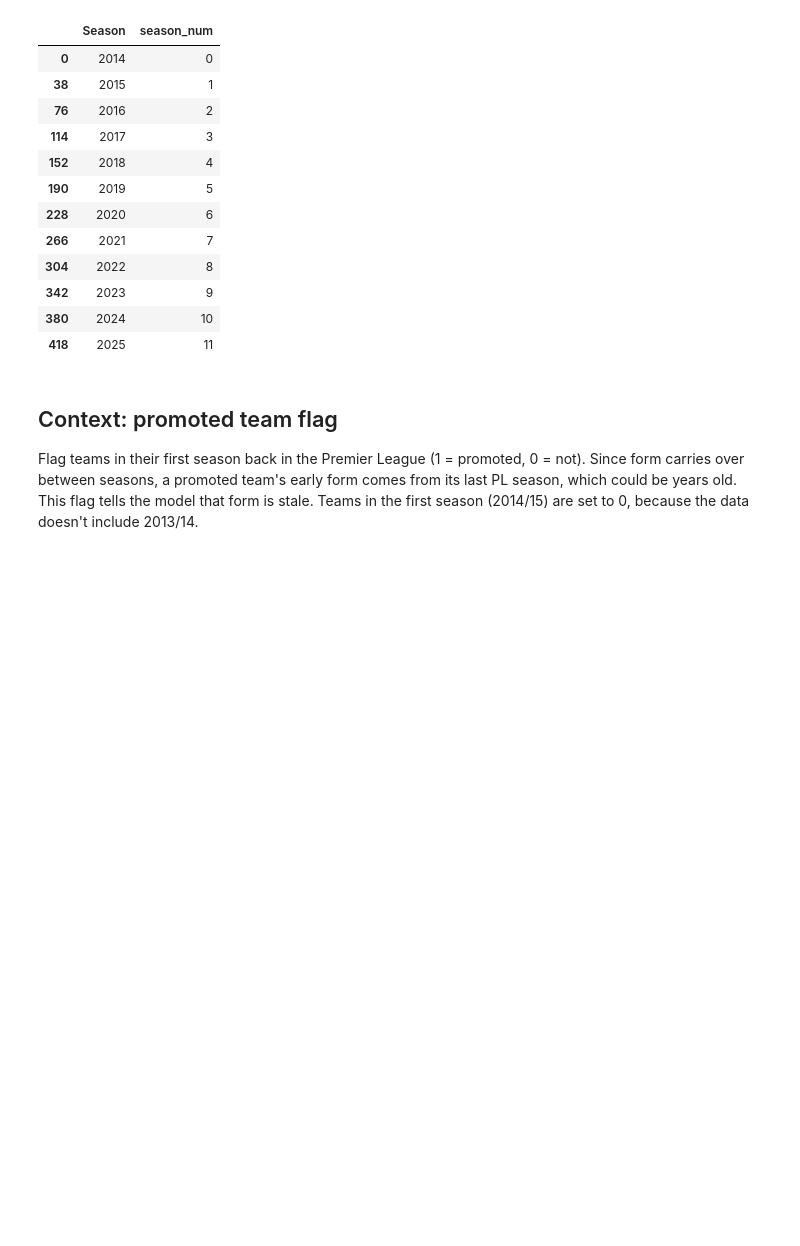
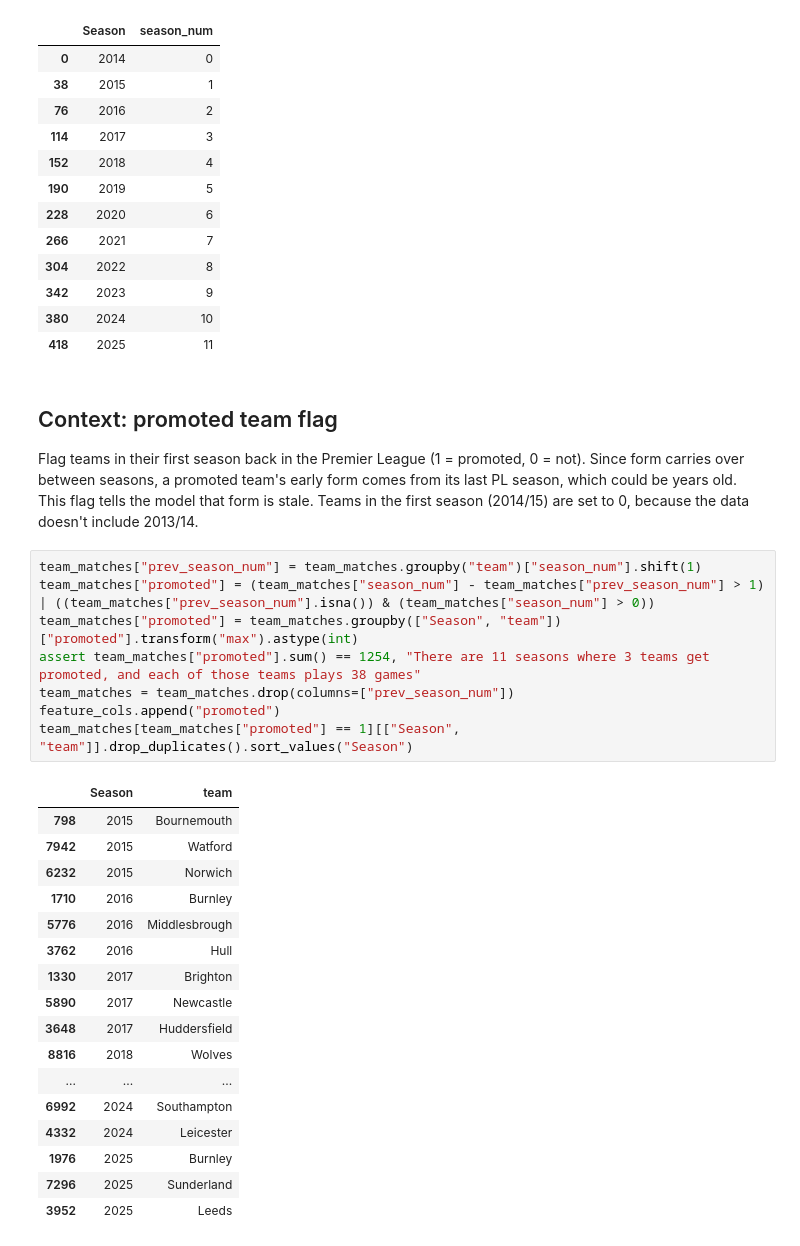
Before and after one commit to brodieflaherty/Premier-League-Soccer-Match-Predictor, a Jupyter notebook: notebooks/02_feature_engineering.ipynb, the cells around one changed output. Saved outputs shown, nothing was run; the diff lists cells and outputs as text; blank space fills up the shorter version.

```diff
--- a/notebooks/02_feature_engineering.ipynb
+++ b/notebooks/02_feature_engineering.ipynb
@@ -154,3 +154,29 @@ team_matches[["Season", "season_num"]].drop_duplicates()
 ## Context: promoted team flag
 
 Flag teams in their first season back in the Premier League (1 = promoted, 0 = not). Since form carries over between seasons, a promoted team's early form comes from its last PL season, which could be years old. This flag tells the model that form is stale. Teams in the first season (2014/15) are set to 0, because the data doesn't include 2013/14.
+# %%
+team_matches["prev_season_num"] = team_matches.groupby("team")["season_num"].shift(1)
+team_matches["promoted"] = (team_matches["season_num"] - team_matches["prev_season_num"] > 1) | ((team_matches["prev_season_num"].isna()) & (team_matches["season_num"] > 0))
+team_matches["promoted"] = team_matches.groupby(["Season", "team"])["promoted"].transform("max").astype(int)
+assert team_matches["promoted"].sum() == 1254, "There are 11 seasons where 3 teams get promoted, and each of those teams plays 38 games"
+team_matches = team_matches.drop(columns=["prev_season_num"])
+feature_cols.append("promoted")
+team_matches[team_matches["promoted"] == 1][["Season", "team"]].drop_duplicates().sort_values("Season")
+# %% [output]
+|  | Season | team |
+| 798 | 2015 | Bournemouth |
+| 7942 | 2015 | Watford |
+| 6232 | 2015 | Norwich |
+| 1710 | 2016 | Burnley |
+| 5776 | 2016 | Middlesbrough |
+| 3762 | 2016 | Hull |
+| 1330 | 2017 | Brighton |
+| 5890 | 2017 | Newcastle |
+| 3648 | 2017 | Huddersfield |
+| 8816 | 2018 | Wolves |
+| ... | ... | ... |
+| 6992 | 2024 | Southampton |
+| 4332 | 2024 | Leicester |
+| 1976 | 2025 | Burnley |
+| 7296 | 2025 | Sunderland |
+| 3952 | 2025 | Leeds |
```
Also changed, not shown: parts of 3 cells of this notebook.
